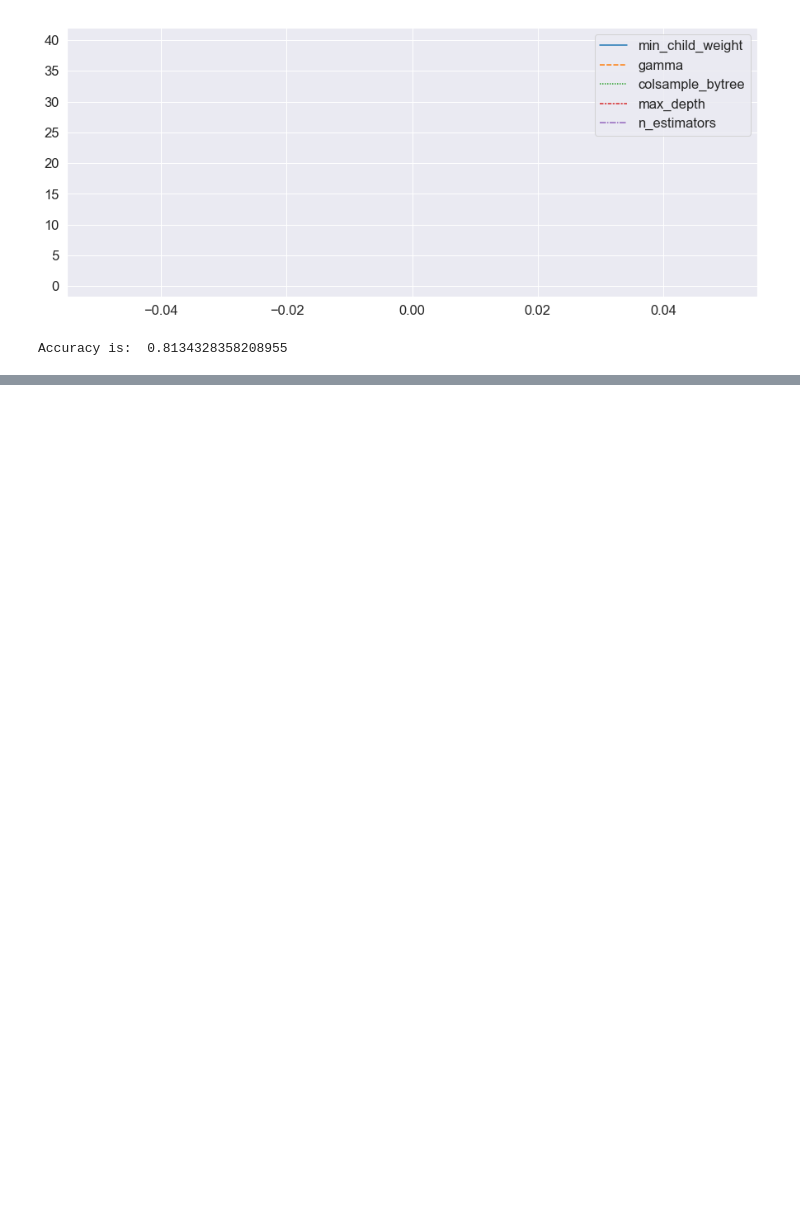
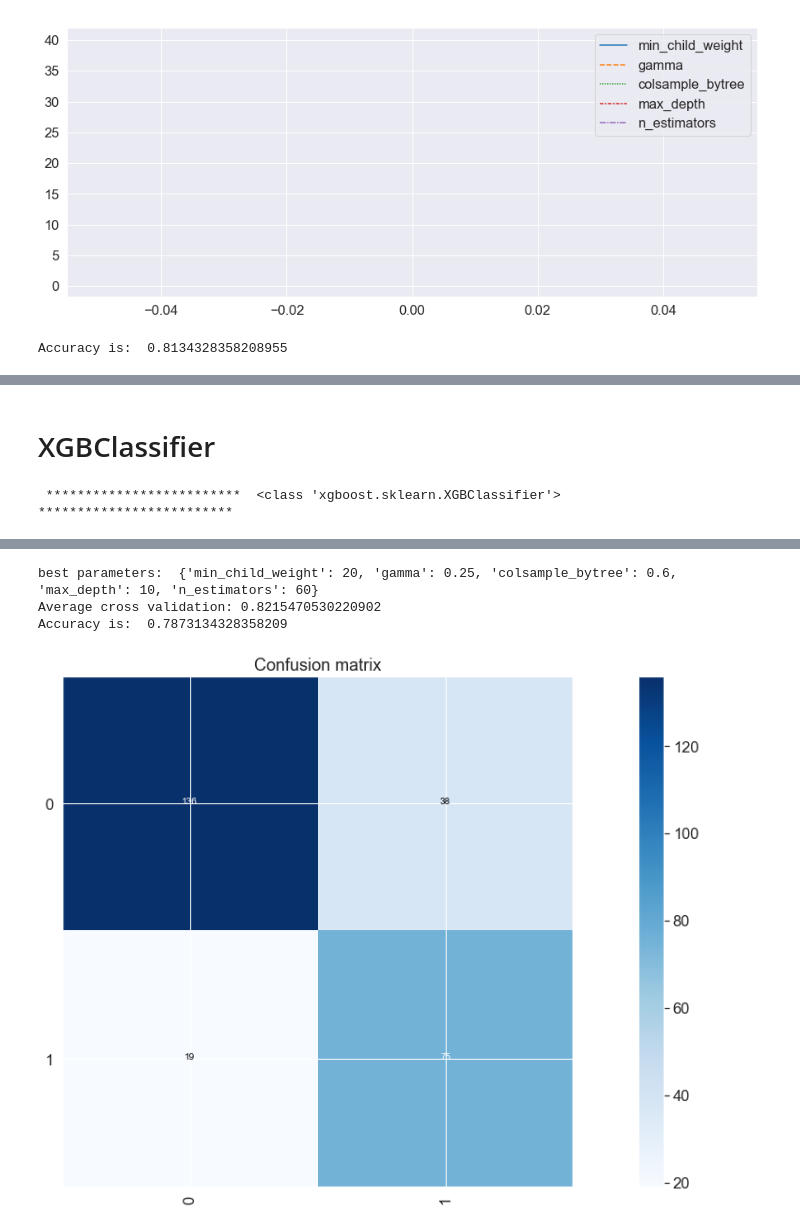
Before and after one commit to louis-lapassat/Kaggle-Titanic, a Jupyter notebook: Titanic.ipynb, the cells around one changed output, grey strips where cells are left out. Saved outputs shown, nothing was run; the diff lists cells and outputs as text; code cells hidden in the pictures; blank space fills up the shorter version.

```diff
--- a/Titanic.ipynb
+++ b/Titanic.ipynb
@@ -985,0 +1176,14 @@ Kaggle.to_csv('predicted.csv', index=False)
+# %% [markdown]
+# XGBClassifier
+# %%
+param = {'min_child_weight': [10, 20],
+         'gamma': [0.25, 0.5],
+         'colsample_bytree': [0.4, 0.6],
+         'max_depth': [10, 20],
+         'n_estimators': [40, 60]}
+
+best_param_XGB = tune_plot(XGBClassifier, param,
+                          df.drop(['Survived'], axis=1), df.Survived, normalize=True,
+                          iter_gridsearch=10, nb_cv=5, test_size=0.3, seed=141421)
+# %% [output]
+ *************************  <class 'xgboost.sklearn.XGBClassifier'>  *************************
@@ -985,0 +1191,4 @@ Kaggle.to_csv('predicted.csv', index=False)
+best parameters:  {'min_child_weight': 20, 'gamma': 0.25, 'colsample_bytree': 0.6, 'max_depth': 10, 'n_estimators': 60}
+Average cross validation: 0.8215470530220902
+Accuracy is:  0.7873134328358209
+[figure, added]
```
Also changed, not shown: parts of 23 cells of this notebook.
